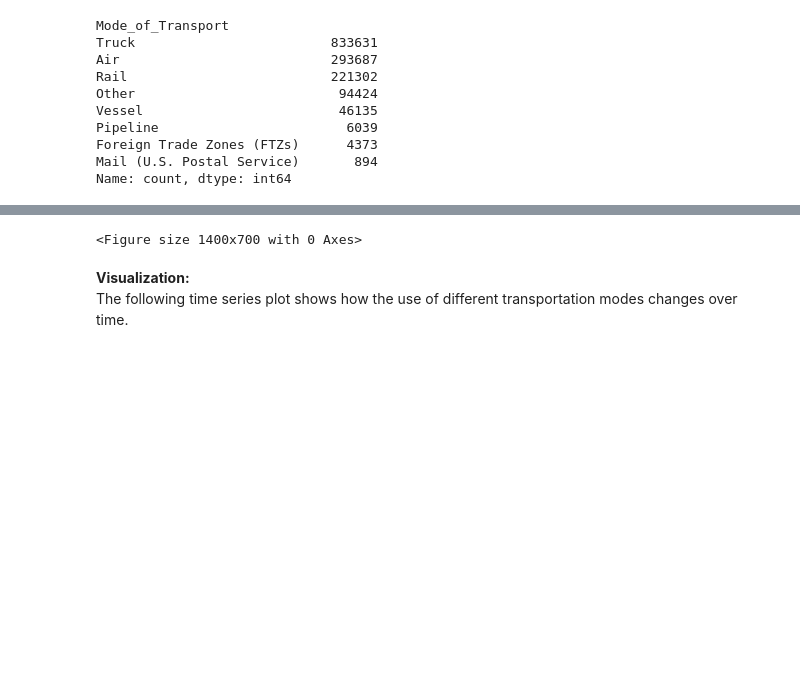
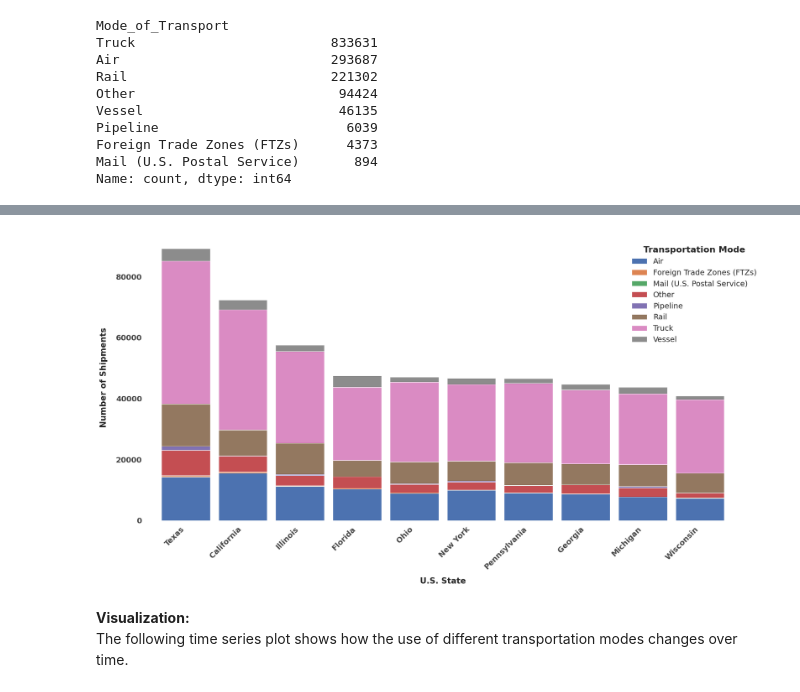
Before and after one commit to JohnEvansOkyere/Trans_BorderFreight_Data_Analysis, a Jupyter notebook: notebooks/eda_analysis_original.ipynb, the cells around one changed output, grey strips where cells are left out. Cells and saved outputs as stored; diff of their text form; code cells hidden in the pictures; blank space fills up the shorter version.

```diff
--- a/notebooks/eda_analysis_original.ipynb
+++ b/notebooks/eda_analysis_original.ipynb
@@ -614,12 +614,12 @@ ax23 = state_mode_top10.plot(
 # ------------------------
 # Title & Axis Labels
 # ------------------------
-plt.title('Top 10 U.S. States by Freight Volume and Transportation Mode',
-          fontsize=20,
-          fontweight='bold',
-          pad=20,
-          fontfamily='sans-serif',
-          color='#333333')
+# plt.title('Top 10 U.S. States by Freight Volume and Transportation Mode',
+#           fontsize=20,
+#           fontweight='bold',
+#           pad=20,
+#           fontfamily='sans-serif',
+#           color='#333333')
 
 plt.ylabel('Number of Shipments',
            fontsize=15,
@@ -654,39 +654,39 @@ plt.yticks(fontsize=14,
 legend = plt.legend(title='Transportation Mode',
                     title_fontsize=16,
                     fontsize=14,
                     bbox_to_anchor=(1.05, 1),
                     frameon=False,
                     borderpad=1)
 
 legend.get_title().set_fontweight('semibold')
 
 # ------------------------
 # Visual Cleanup
 # ------------------------
 # Remove chart spines for a modern flat design
 for spine in ['top', 'right', 'bottom', 'left']:
     ax23.spines[spine].set_visible(False)
 
 # Remove grid lines for a cleaner view
 ax23.yaxis.grid(False)
 ax23.xaxis.grid(False)
 
 # Set background color to white
 ax23.set_facecolor('white')
 
 
 
-plt.savefig("images/Top10_States_Freight_Volume.png",
-            dpi=350,
-            bbox_inches='tight'
-            )
-plt.close()
+# plt.savefig("images/Top10_States_Freight_Volume.png",
+#             dpi=350,
+#             bbox_inches='tight'
+#             )
+# plt.close()
 
 # Final layout adjustment
 plt.tight_layout(pad=3)
 plt.show()
 # %% [output]
-<Figure size 1400x700 with 0 Axes>
+[figure, added]
 # %% [markdown]
 **Visualization:**
 The following time series plot shows how the use of different transportation modes changes over time.
```
Also changed, not shown: parts of 17 cells of this notebook, 23 other files.
